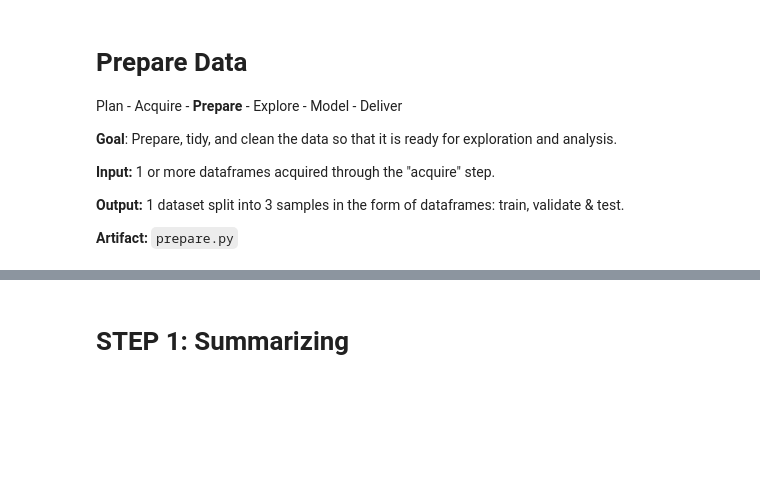
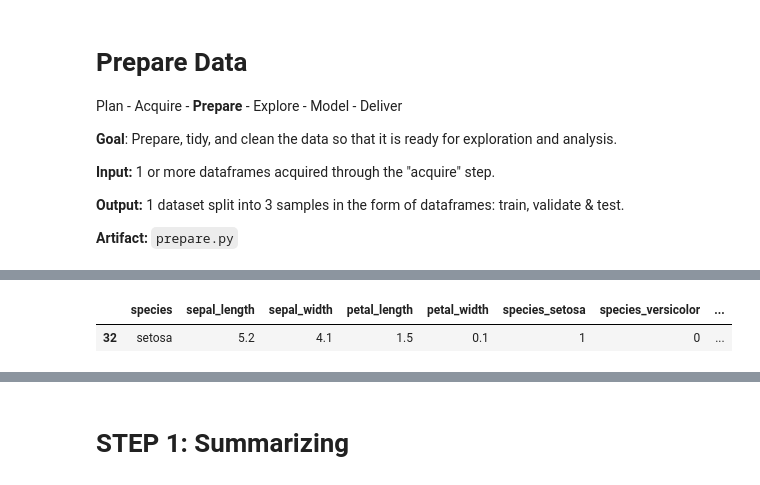
Before and after one commit to b-r-e-t-t/classification-exercises, a Jupyter notebook: classification_exercises.ipynb, the cells around one changed output, grey strips where cells are left out. Saved outputs shown, nothing was run; the diff lists cells and outputs as text; code cells hidden in the pictures; blank space fills up the shorter version.

```diff
--- a/classification_exercises.ipynb
+++ b/classification_exercises.ipynb
@@ -91,0 +38,4 @@ memory usage: 1.3+ MB
+# %%
+# Create dummy variables of the species name and concatenate onto the iris dataframe.
+
+dummy_df = pd.get_dummies(iris_df[['species']], dummy_na=False, drop_first=False)
@@ -91,0 +44,5 @@ memory usage: 1.3+ MB
+# %%
+iris_df.sample()
+# %% [output]
+|  | species | sepal_length | sepal_width | petal_length | petal_width | species_setosa | species_versicolor | ... |
+| 32 | setosa | 5.2 | 4.1 | 1.5 | 0.1 | 1 | 0 | ... |
```
Also changed, not shown: parts of 36 cells of this notebook, 1 other file.
